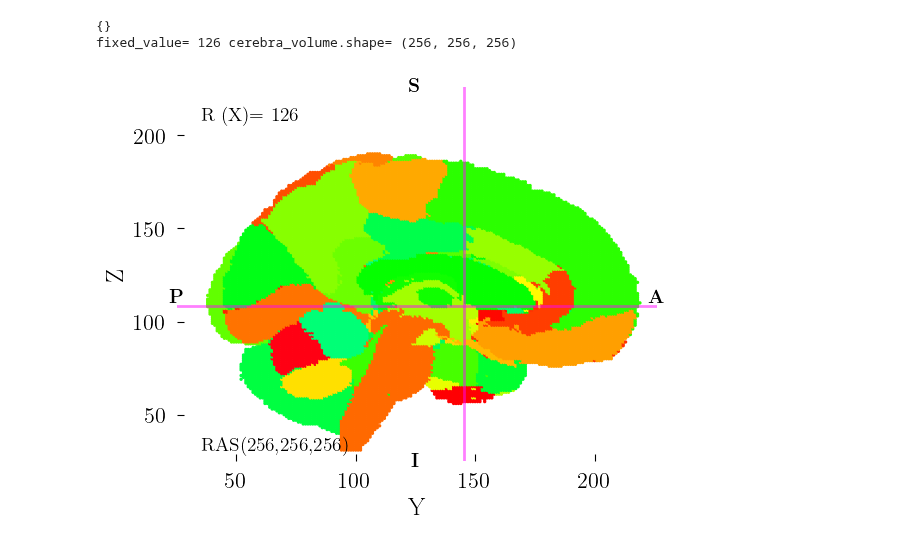
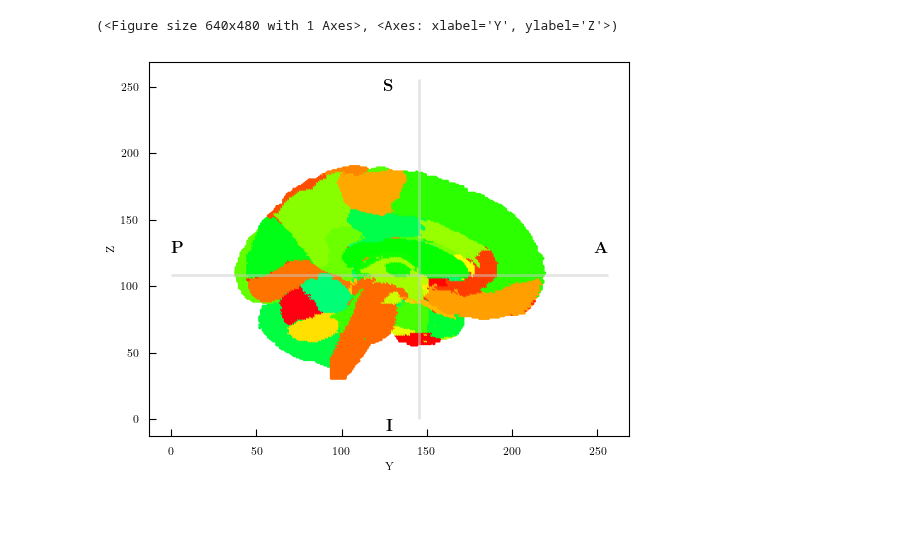
Before and after one commit to kdotdot/cerebra_atlas_python, a Jupyter notebook: examples/2d_plot.ipynb, the cells around one changed output. Cells and saved outputs as stored; diff of their text form; code cells hidden in the pictures; blank space fills up the shorter version.

Commit message:
changes. plotting 3d missing

```diff
--- a/examples/2d_plot.ipynb
+++ b/examples/2d_plot.ipynb
@@ -7,7 +3,6 @@ Jupyter environment detected. Enabling Open3D WebVisualizer.
 # %%
 cerebra = CerebrA()
-cerebra.plot2d(plot_affine=True)
+cerebra.plot_2d(plot_affine=True, plot_narrow_ax=False)
 # %% [output]
-{}
-fixed_value= 126 cerebra_volume.shape= (256, 256, 256)
+(<Figure size 640x480 with 1 Axes>, <Axes: xlabel='Y', ylabel='Z'>)
-[figure, old version]
+[figure, new version]
```
Also changed, not shown: parts of 3 cells of this notebook, 10 other files.
